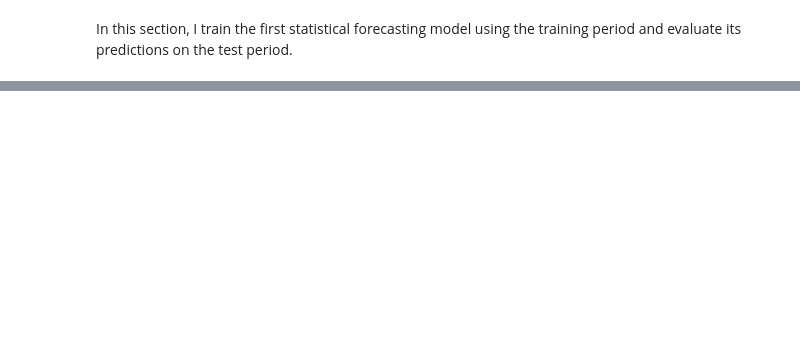
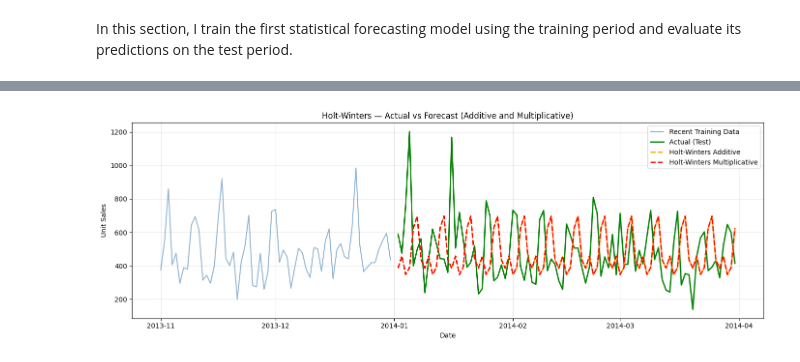
Before and after one commit to sergey-kasatov/time-series-forecasting-project, a Jupyter notebook: notebooks/week2/03_statistical_models.ipynb, the cells around one changed output, grey strips where cells are left out. Saved outputs shown, nothing was run; the diff lists cells and outputs as text; code cells hidden in the pictures; blank space fills up the shorter version.

```diff
--- a/notebooks/week2/03_statistical_models.ipynb
+++ b/notebooks/week2/03_statistical_models.ipynb
@@ -343,0 +746,8 @@ plt.show()
+# %%
+# Generate forecasts for both Holt-Winters models
+forecast_hw_add = hw_add_fit.forecast(steps=len(test))
+forecast_hw_mul = hw_mul_fit.forecast(steps=len(test))
+
+# Align forecast indices with the test period
+forecast_hw_add.index = test.index
+forecast_hw_mul.index = test.index
@@ -343,0 +780,48 @@ plt.show()
+# %%
+# Plot both Holt-Winters forecasts against actual values in one chart
+plt.figure(figsize=(14, 5))
+
+plt.plot(
+    train.index[-60:],
+    train["unit_sales"].iloc[-60:],
+    label="Recent Training Data",
+    color="steelblue",
+    linewidth=1.5,
+    alpha=0.6
+)
+
+plt.plot(
+    test.index,
+    test["unit_sales"],
+    label="Actual (Test)",
+    color="green",
+    linewidth=2
+)
+
+plt.plot(
+    forecast_hw_add.index,
+    forecast_hw_add.values,
+    label="Holt-Winters Additive",
+    color="orange",
+    linewidth=2,
+    linestyle="--"
+)
+
+plt.plot(
+    forecast_hw_mul.index,
+    forecast_hw_mul.values,
+    label="Holt-Winters Multiplicative",
+    color="red",
+    linewidth=2,
+    linestyle="--"
+)
+
+plt.title("Holt-Winters — Actual vs Forecast (Additive and Multiplicative)")
+plt.xlabel("Date")
+plt.ylabel("Unit Sales")
+plt.legend()
+plt.grid(True, alpha=0.3)
+plt.tight_layout()
+plt.show()
+# %% [output]
+[figure, added]
```
Also changed, not shown: parts of 59 cells of this notebook.
